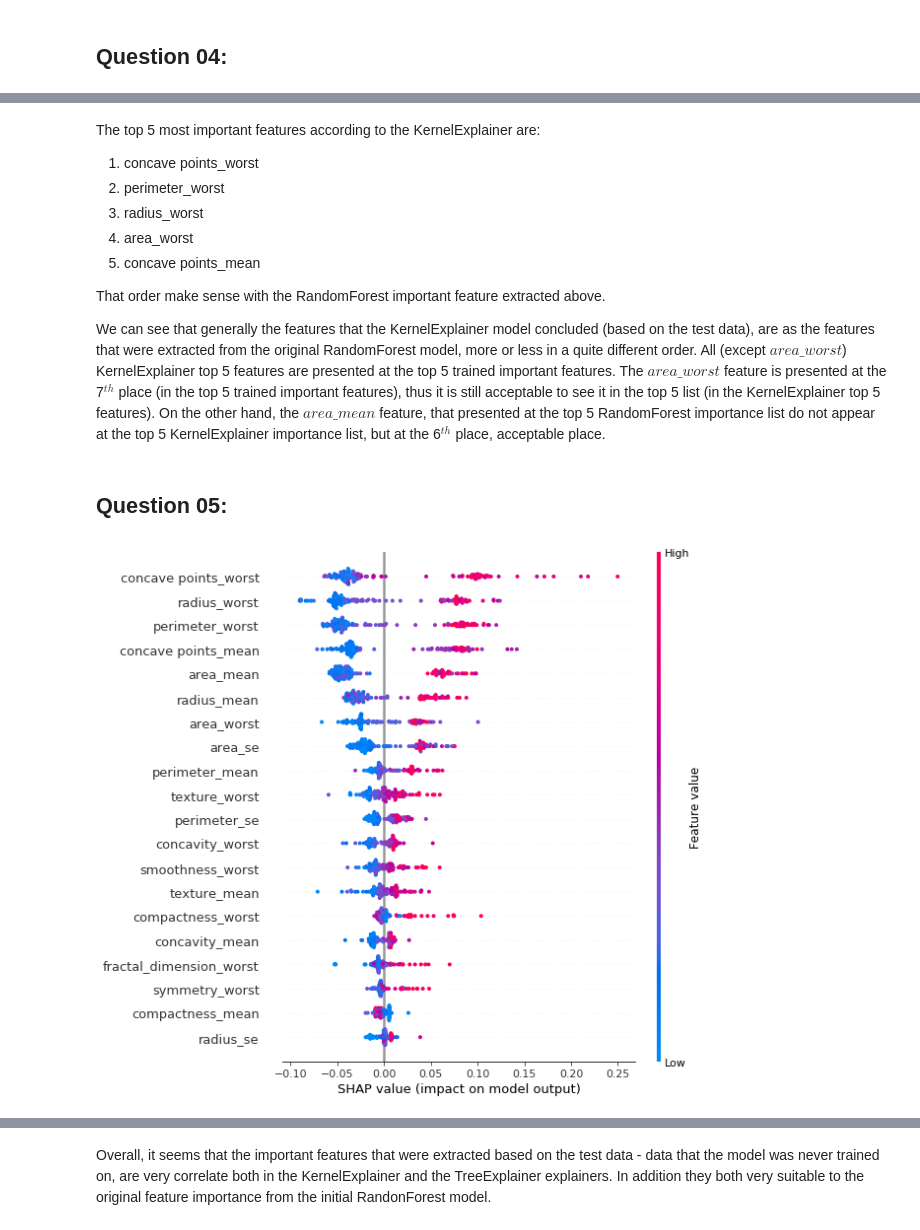
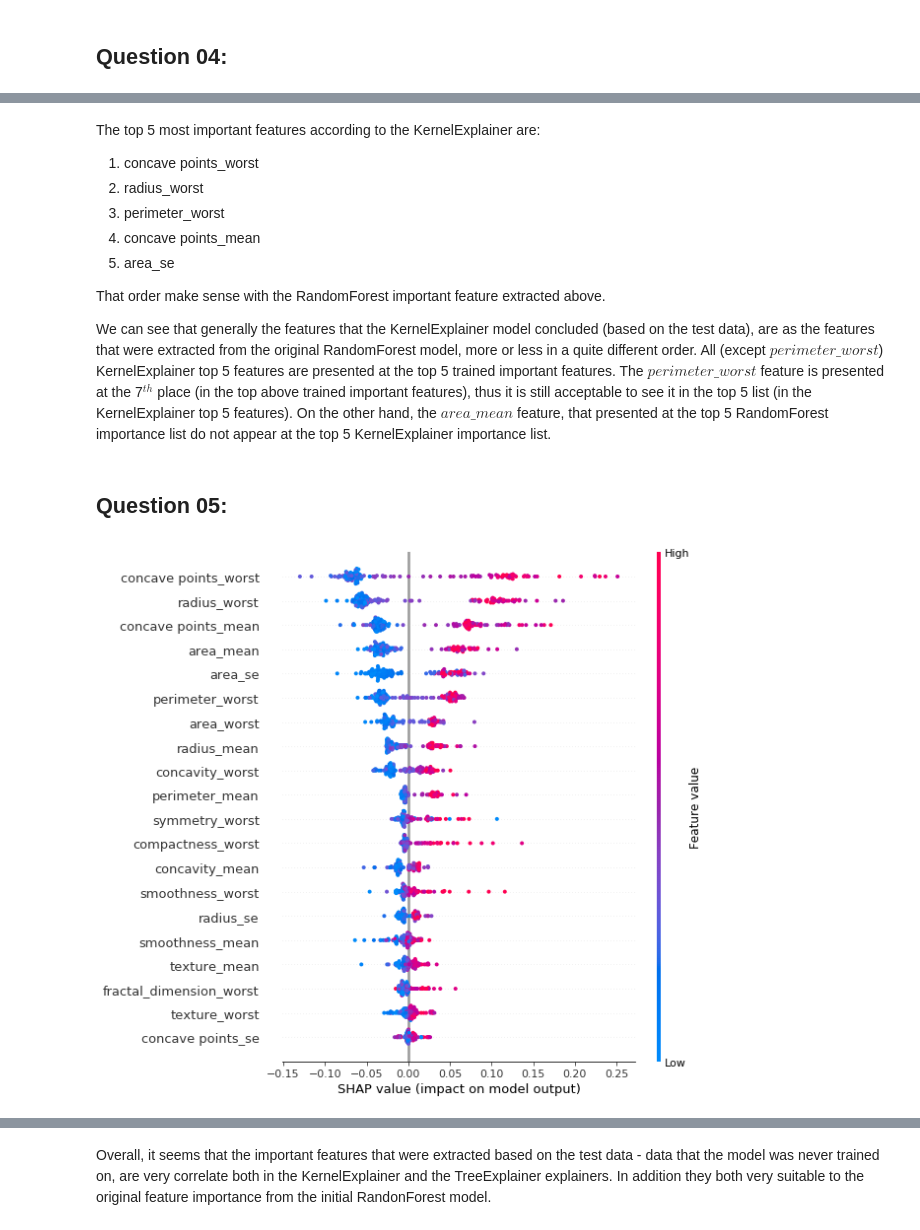
Before and after one commit to DanielJuravski/ml4hc, a Jupyter notebook: ex03/ex03.ipynb, the cells around one changed output, grey strips where cells are left out. Drawn from its saved outputs; the diff is of its cells as text; code cells hidden in the pictures.

```diff
--- a/ex03/ex03.ipynb
+++ b/ex03/ex03.ipynb
@@ -187,23 +226,23 @@ importance_df
 # %% [markdown]
 The top 5 most important features according to the KernelExplainer are:
 1. concave points_worst
-2. perimeter_worst
-3. radius_worst
-4. area_worst
-5. concave points_mean
+2. radius_worst
+3. perimeter_worst
+4. concave points_mean
+5. area_se
 
 That order make sense with the RandomForest important feature extracted above.
 
 We can see that generally the features that the KernelExplainer model concluded (based on the test data), are as the features that were extracted from the original RandomForest model, more or less in a quite different order.
-All (except ${area\_worst}$) KernelExplainer top 5 features are presented at the top 5 trained important features.
-The ${area\_worst}$ feature is presented at the 7$^{th}$ place (in the top 5 trained important features), thus it is still acceptable to see it in the top 5 list (in the KernelExplainer top 5 features).
-On the other hand, the ${area\_mean}$ feature, that presented at the top 5 RandomForest importance list do not appear at the top 5 KernelExplainer importance list, but at the 6$^{th}$ place, acceptable place.
+All (except ${perimeter\_worst}$) KernelExplainer top 5 features are presented at the top 5 trained important features.
+The ${perimeter\_worst}$ feature is presented at the 7$^{th}$ place (in the top above trained important features), thus it is still acceptable to see it in the top 5 list (in the KernelExplainer top 5 features).
+On the other hand, the ${area\_mean}$ feature, that presented at the top 5 RandomForest importance list do not appear at the top 5 KernelExplainer importance list.
 # %% [markdown]
 ## Question 05:
 # %%
-shap_values = shap.TreeExplainer(best_rf).shap_values(test_x)
-shap_values = shap_values[1]  # shap values of the 1-class
+explainerModel = shap.TreeExplainer(best_rf)
+shap_values = explainerModel.shap_values(test_x)[1]  # shap values of the 1-class
 shap.summary_plot(shap_values, test_x, plot_type="dot")
 # %% [output]
-[figure, old version]
+[figure, new version]
 # %%
```
Also changed, not shown: parts of 20 cells of this notebook, 2 other files.
